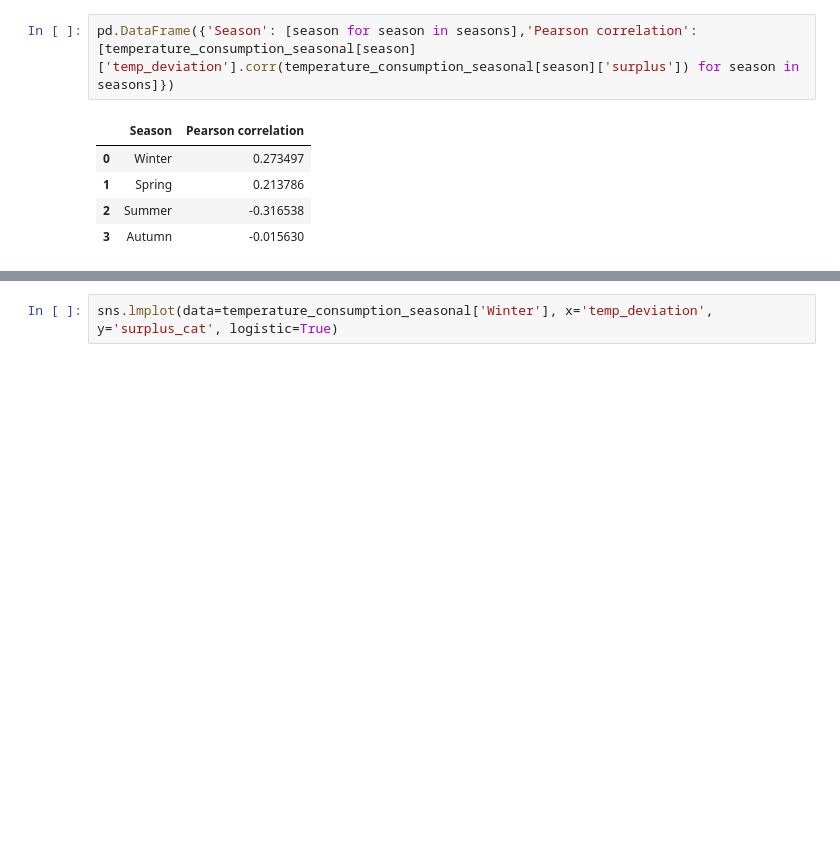
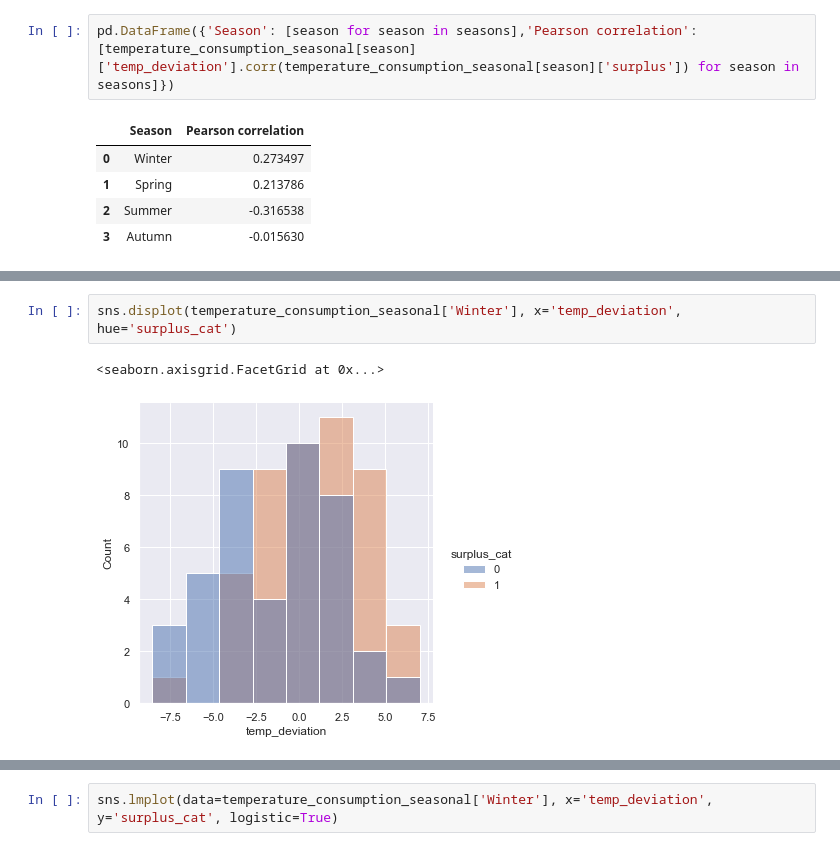
Before and after one commit to camilo-s/Aufgabe, a Jupyter notebook: aufgabe_draft.ipynb, the cells around one changed output, grey strips where cells are left out. Cells and saved outputs as stored; diff of their text form; blank space fills up the shorter version.

Commit message:
verbose and two histograms that they maybe suggest in the advice

```diff
--- a/aufgabe_draft.ipynb
+++ b/aufgabe_draft.ipynb
@@ -885,0 +900,5 @@ pd.DataFrame({'Season': [season for season in seasons],'Pearson correlation': [t
+# %%
+sns.displot(temperature_consumption_seasonal['Winter'], x='temp_deviation', hue='surplus_cat')
+# %% [output]
+<seaborn.axisgrid.FacetGrid at 0x...>
+[figure, added]
```
Also changed, not shown: parts of 9 cells of this notebook.
